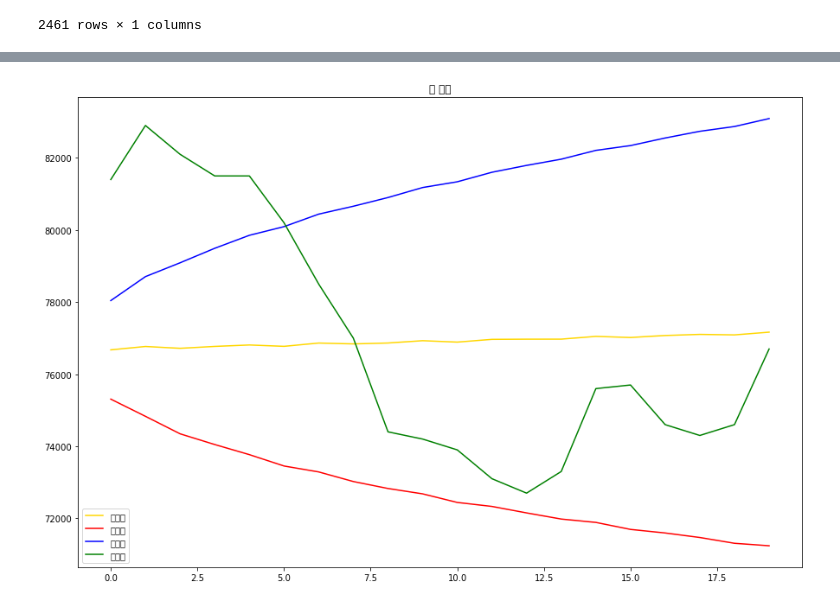
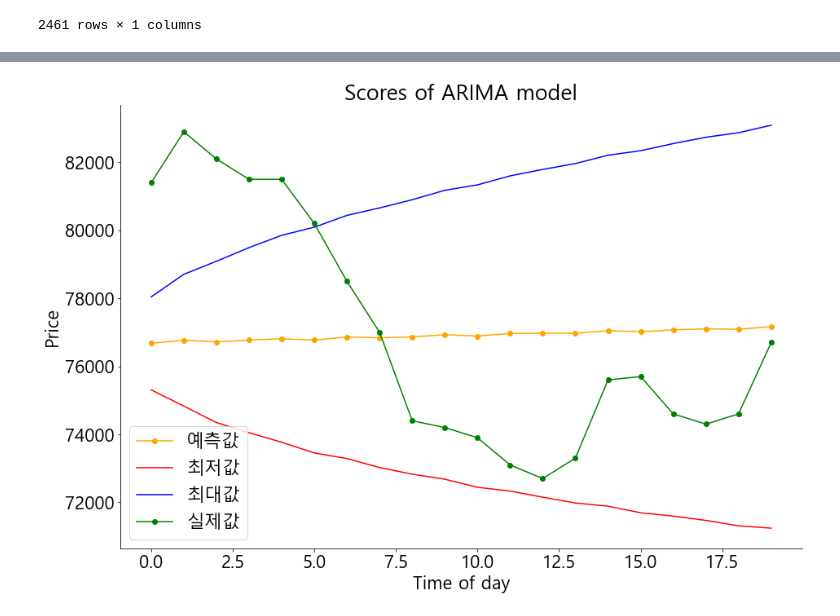
Before and after one commit to jaywoong/project_stock, a Jupyter notebook: modeling/ARIMA.ipynb, the cells around one changed output, grey strips where cells are left out. Drawn from its saved outputs; the diff is of its cells as text; code cells hidden in the pictures.

```diff
--- a/modeling/ARIMA.ipynb
+++ b/modeling/ARIMA.ipynb
@@ -20,7 +20,7 @@ df
 | 2460 | 2021-08-31 | 24630370 | 19.97 | 1.95 | -153079724000 | 7948320600 | -214935849500 | 360067252900 | 2400 | 15,259.20 | 4,522.68 | ... |
 2461 rows × 16 columns
 # %%
-df_copy = df[['DATE', 'y']].copy()
+df_copy = df[['date', 'y']].copy()
 # %%
 df_copy.columns = ['day', 'price']
 # %%
@@ -112,22 +113,36 @@ for lower_upper in forecast_data[2]:
     pred_y_lower.append(lower)
     pred_y_upper.append(upper)
 # %%
-plt.figure(figsize=(15, 10))
+fig = plt.figure(figsize=(15, 10))
+plt.rc('font', family='Malgun Gothic',size=22)
 
-# 모델이 예측한 가격 그래프
-plt.plot(pred_arima_y, color = 'gold')
+ax = fig.add_subplot() ## 그림 뼈대(프레임) 생성
+ax.spines['right'].set_visible(False) ## 오른쪽 축 숨김
+ax.spines['top'].set_visible(False) ## 위쪽 축 숨김
+
+
+bbox = dict( ## 텍스트 박스 스타일 지정
+    boxstyle='square', # 박스 모양
+    facecolor='white', # 박스 배경색
+)
+
+ # 모델이 예측한 가격 그래프
+plt.plot(pred_arima_y, color = 'orange', marker='o')
 
 # 모델이 예측한 최저 가격 그래프
 plt.plot(pred_y_lower, color = 'red')
 
 # 모델이 예측한 최고 가격 그래프
 plt.plot(pred_y_upper, color = 'blue')
 
 # 실제 가격 그래프
-plt.plot(test_y, color = 'green')
+plt.plot(test_y, color = 'green', marker='o')
+plt.xlabel('Time of day')
+plt.ylabel('Price')
 
 plt.legend(['예측값', '최저값','최대값','실제값'])
-plt.title("값 비교")
+plt.title("Scores of ARIMA model")
+plt.savefig('ARIMA.png')
 plt.show()
 # %% [output]
-[figure, old version]
+[figure, new version]
```
Also changed, not shown: parts of 3 cells of this notebook.
